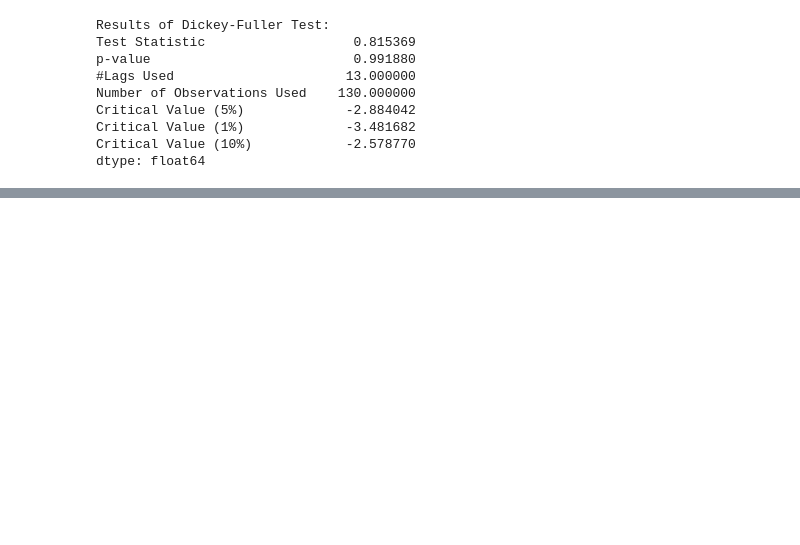
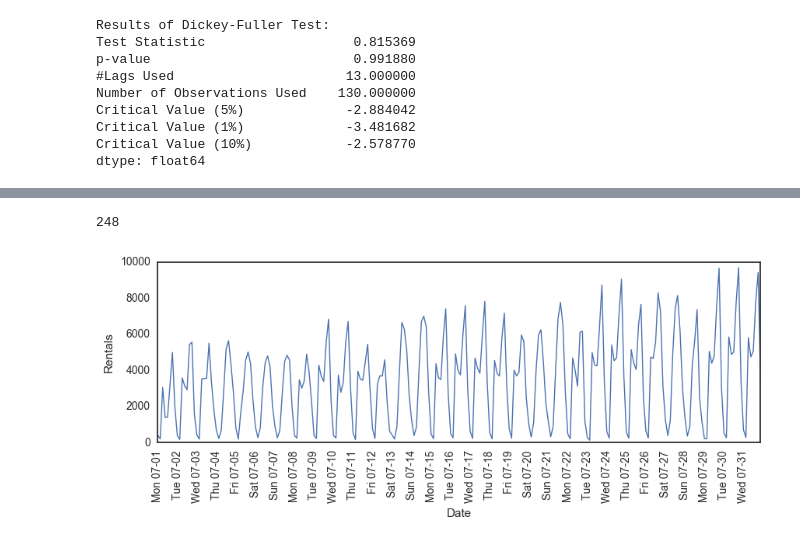
Before and after one commit to omoju/Fundamentals, a Jupyter notebook: Data/data_TS_1.ipynb, the cells around one changed output, grey strips where cells are left out. Saved outputs shown, nothing was run; the diff lists cells and outputs as text; code cells hidden in the pictures; blank space fills up the shorter version.

Commit message:
feat: New York City Bike Rental Prediction
From the Intro to ML book by Andreas Muller and Sarah Guido

```diff
--- a/Data/data_TS_1.ipynb
+++ b/Data/data_TS_1.ipynb
@@ -166,0 +144,10 @@ dtype: float64
+# %%
+def load_citibike():
+    data_mine = pd.read_csv('data/nyc_citibike.csv')
+    data_mine['one'] = 1
+    data_mine['starttime'] = pd.to_datetime(data_mine.starttime)
+    data_starttime = data_mine.set_index("starttime")
+    data_resampled = data_starttime.resample("3h").sum().fillna(0)
+    return data_resampled.one
+# %%
+citibike = load_citibike()
@@ -166,0 +164,13 @@ dtype: float64
+# %%
+len(citibike.index)
+# %% [output]
+248
+# %%
+plt.figure(figsize=(10, 3))
+x_values = pd.date_range(start=citibike.index.min(), end=citibike.index.max(), freq='D')
+plt.plot(citibike, linewidth=1)
+plt.xticks(x_values, x_values.strftime("%a %m-%d"), rotation='vertical');
+plt.xlabel("Date")
+plt.ylabel("Rentals");
+# %% [output]
+[figure, added]
```
Also changed, not shown: parts of 7 cells of this notebook.
